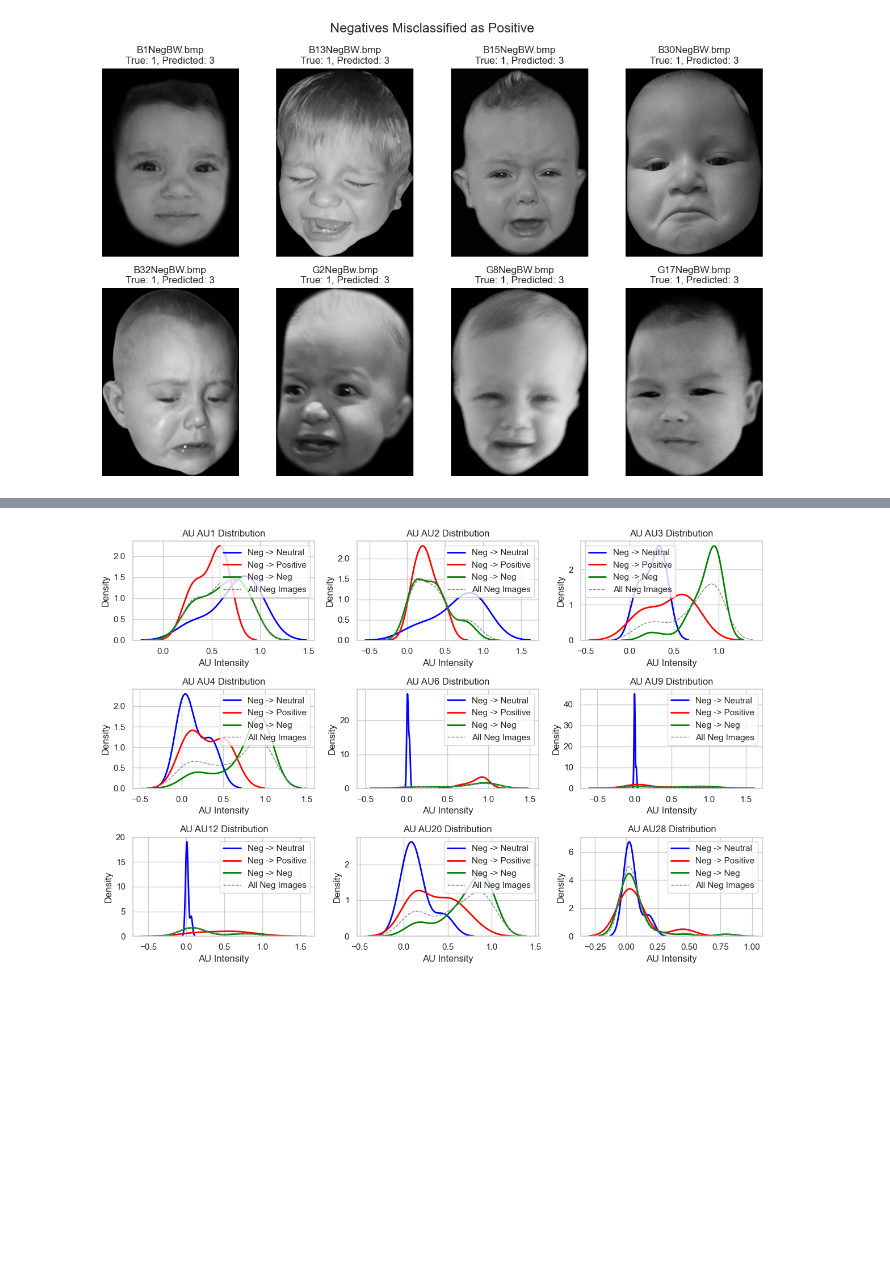
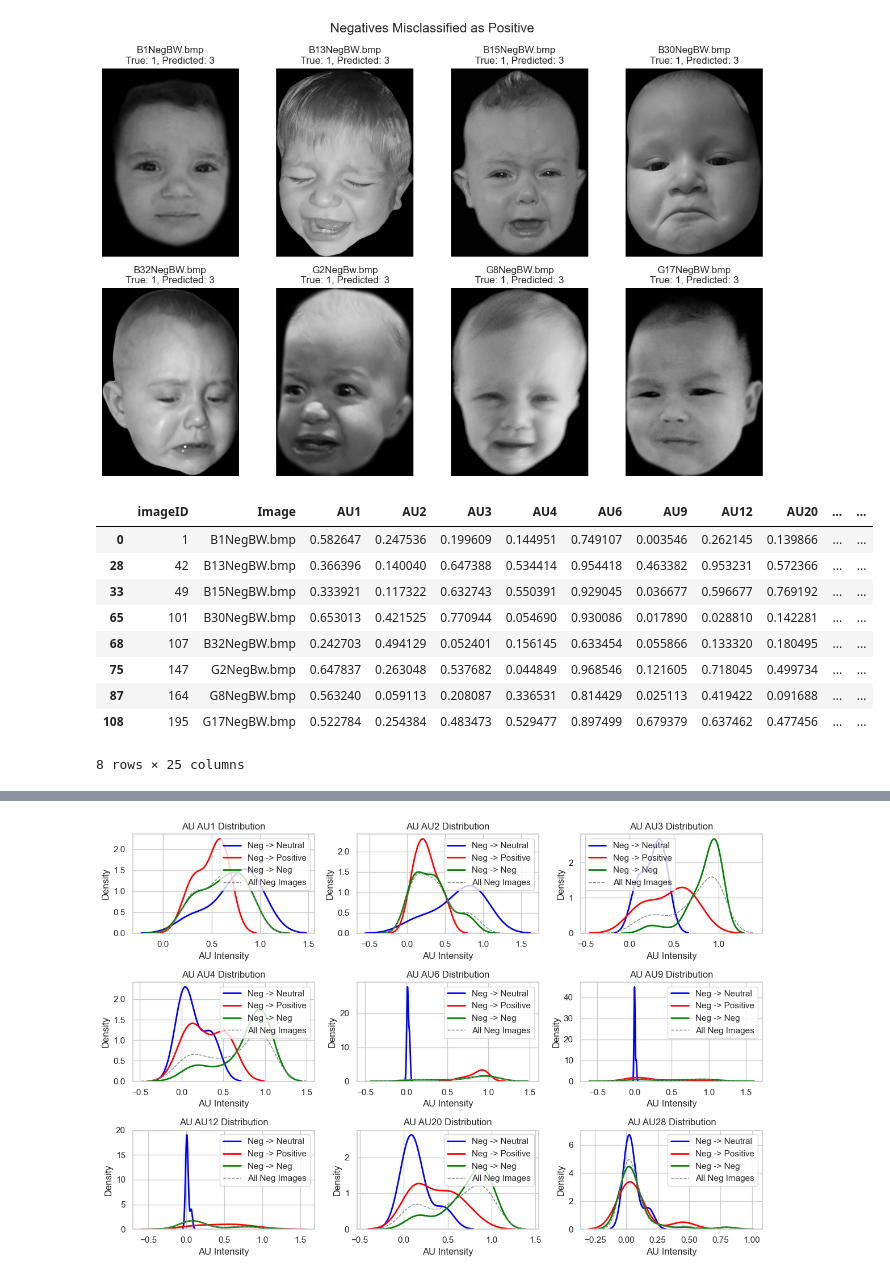
Before and after one commit to florentinafabregas/affect-recognition-infants, a Jupyter notebook: notebooks/main.ipynb, the cells around one changed output, grey strips where cells are left out. Saved outputs shown, nothing was run; the diff lists cells and outputs as text; code cells hidden in the pictures; blank space fills up the shorter version.

```diff
--- a/notebooks/main.ipynb
+++ b/notebooks/main.ipynb
@@ -1435,3 +1437,16 @@ plt.tight_layout()
 plt.show()
 # %% [output]
 [figure]
+# %%
+neg_pos
+# %% [output]
+|  | imageID | Image | AU1 | AU2 | AU3 | AU4 | AU6 | AU9 | AU12 | AU20 | ... | ... |
+| 0 | 1 | B1NegBW.bmp | 0.582647 | 0.247536 | 0.199609 | 0.144951 | 0.749107 | 0.003546 | 0.262145 | 0.139866 | ... | ... |
+| 28 | 42 | B13NegBW.bmp | 0.366396 | 0.140040 | 0.647388 | 0.534414 | 0.954418 | 0.463382 | 0.953231 | 0.572366 | ... | ... |
+| 33 | 49 | B15NegBW.bmp | 0.333921 | 0.117322 | 0.632743 | 0.550391 | 0.929045 | 0.036677 | 0.596677 | 0.769192 | ... | ... |
+| 65 | 101 | B30NegBW.bmp | 0.653013 | 0.421525 | 0.770944 | 0.054690 | 0.930086 | 0.017890 | 0.028810 | 0.142281 | ... | ... |
+| 68 | 107 | B32NegBW.bmp | 0.242703 | 0.494129 | 0.052401 | 0.156145 | 0.633454 | 0.055866 | 0.133320 | 0.180495 | ... | ... |
+| 75 | 147 | G2NegBw.bmp | 0.647837 | 0.263048 | 0.537682 | 0.044849 | 0.968546 | 0.121605 | 0.718045 | 0.499734 | ... | ... |
+| 87 | 164 | G8NegBW.bmp | 0.563240 | 0.059113 | 0.208087 | 0.336531 | 0.814429 | 0.025113 | 0.419422 | 0.091688 | ... | ... |
+| 108 | 195 | G17NegBW.bmp | 0.522784 | 0.254384 | 0.483473 | 0.529477 | 0.897499 | 0.679379 | 0.637462 | 0.477456 | ... | ... |
+8 rows × 25 columns
```
Also changed, not shown: parts of 3 cells of this notebook.
